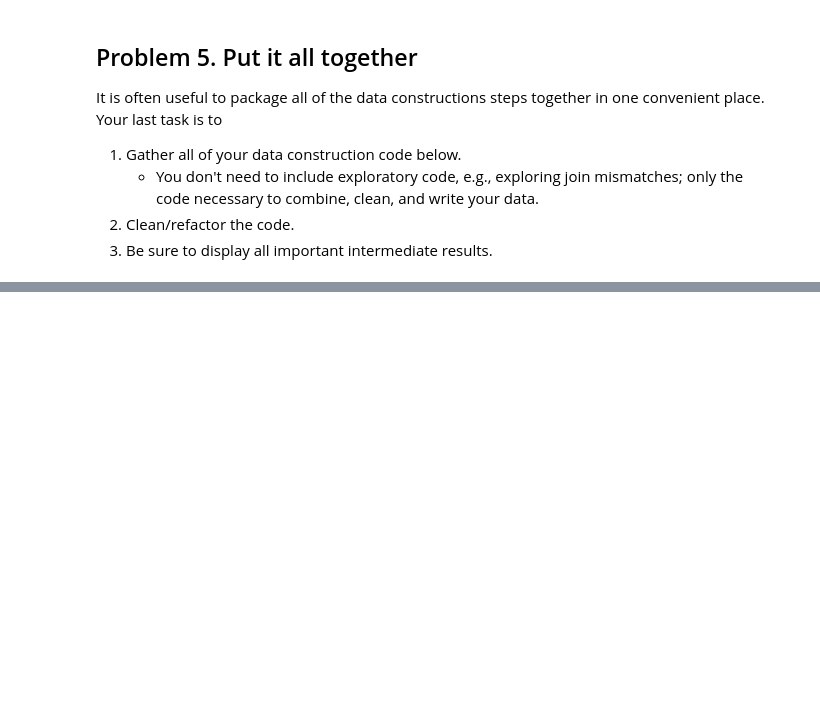
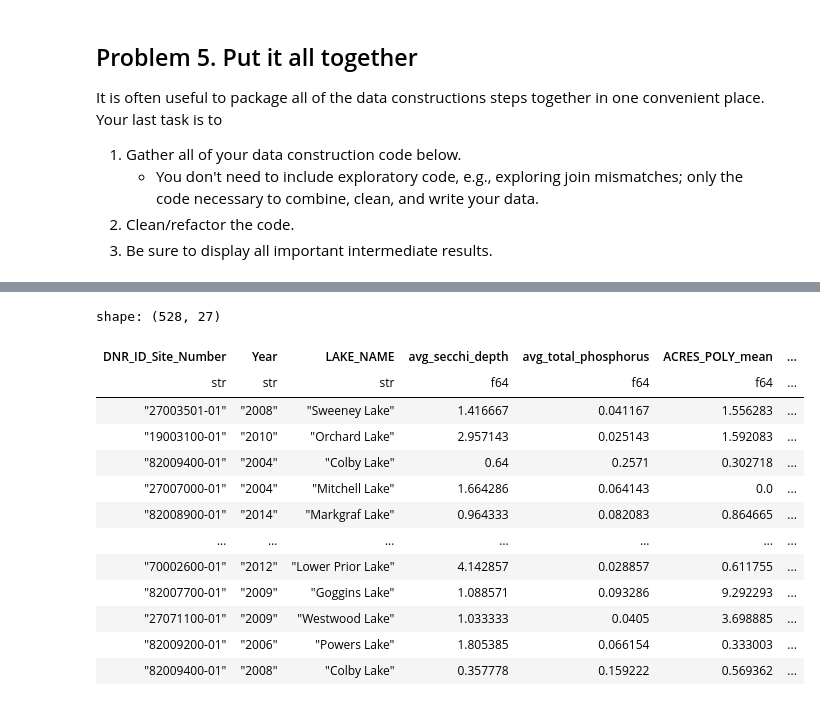
Before and after one commit to wsu-stat489/project-2-the-lakes-project-f25-Carson-Thompson, a Jupyter notebook: Project_2_Lab_5_parcel_feature_extraction_V4.ipynb, the cells around one changed output, grey strips where cells are left out. Saved outputs shown, nothing was run; the diff lists cells and outputs as text; code cells hidden in the pictures; blank space fills up the shorter version.

```diff
--- a/Project_2_Lab_5_parcel_feature_extraction_V4.ipynb
+++ b/Project_2_Lab_5_parcel_feature_extraction_V4.ipynb
@@ -533,0 +802,23 @@ It is often useful to package all of the data constructions steps together in on
+# %%
+(water_quality_parcels :=
+ pl.scan_parquet("./data/water_quality_by_year.parquet")
+   .with_columns(pl.col('Year').cast(pl.String()).alias('Year'))
+   .collect()
+   .join(numerical_summary, left_on=["DNR_ID_Site_Number", "Year"], right_on=["Monit_MAP_CODE1", "Year"], how="inner")
+   .join(joined_categorical, left_on=["DNR_ID_Site_Number", "Year"], right_on=["Monit_MAP_CODE1", "Year"], how="inner")
+ )
+# %% [output]
+shape: (528, 27)
+| DNR_ID_Site_Number | Year | LAKE_NAME | avg_secchi_depth | avg_total_phosphorus | ACRES_POLY_mean | ... |
+| str | str | str | f64 | f64 | f64 | ... |
+| "27003501-01" | "2008" | "Sweeney Lake" | 1.416667 | 0.041167 | 1.556283 | ... |
+| "19003100-01" | "2010" | "Orchard Lake" | 2.957143 | 0.025143 | 1.592083 | ... |
+| "82009400-01" | "2004" | "Colby Lake" | 0.64 | 0.2571 | 0.302718 | ... |
+| "27007000-01" | "2004" | "Mitchell Lake" | 1.664286 | 0.064143 | 0.0 | ... |
+| "82008900-01" | "2014" | "Markgraf Lake" | 0.964333 | 0.082083 | 0.864665 | ... |
+| … | … | … | … | … | … | ... |
+| "70002600-01" | "2012" | "Lower Prior Lake" | 4.142857 | 0.028857 | 0.611755 | ... |
+| "82007700-01" | "2009" | "Goggins Lake" | 1.088571 | 0.093286 | 9.292293 | ... |
+| "27071100-01" | "2009" | "Westwood Lake" | 1.033333 | 0.0405 | 3.698885 | ... |
+| "82009200-01" | "2006" | "Powers Lake" | 1.805385 | 0.066154 | 0.333003 | ... |
+| "82009400-01" | "2008" | "Colby Lake" | 0.357778 | 0.159222 | 0.569362 | ... |
```
Also changed, not shown: parts of 19 cells of this notebook, 4 other files.
